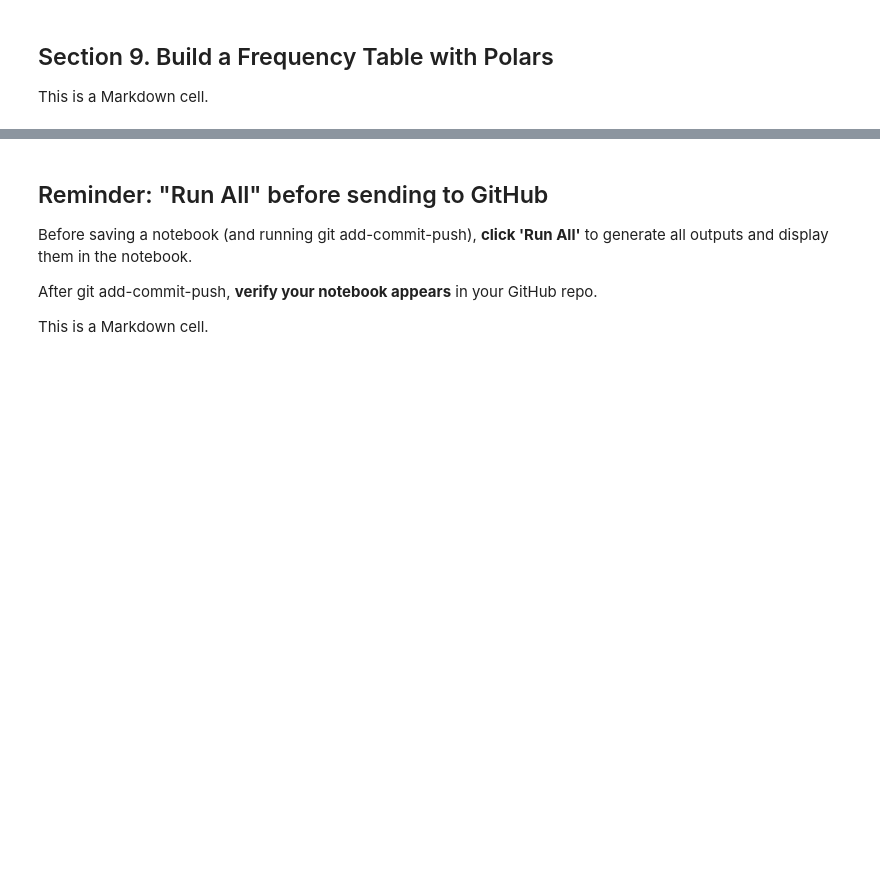
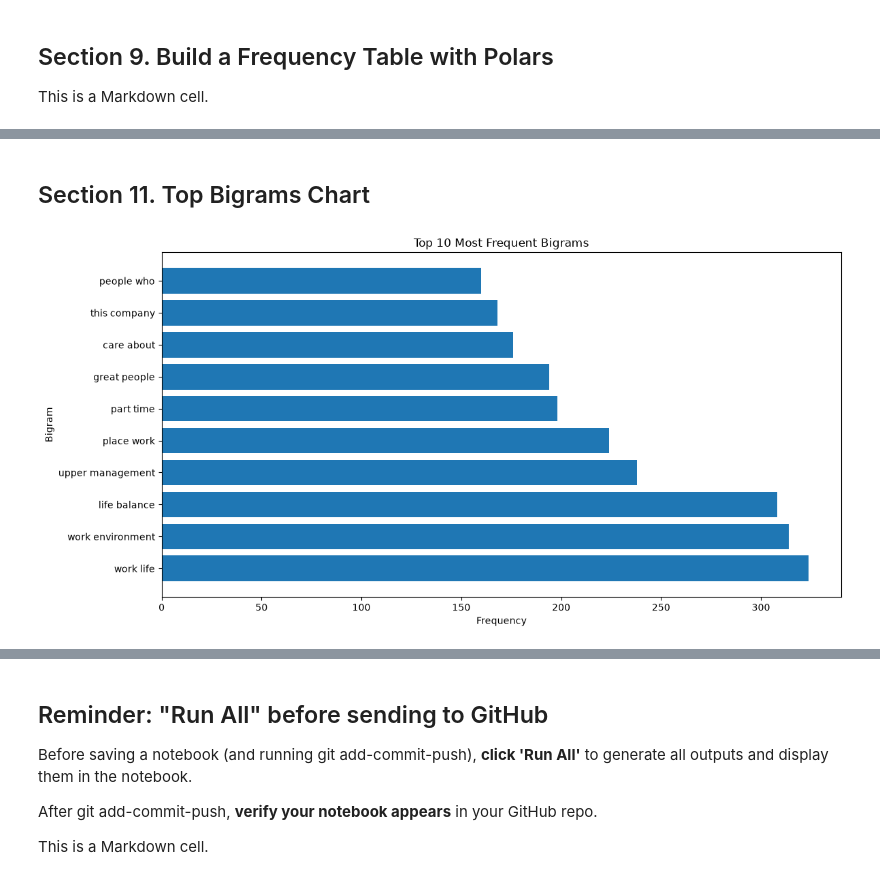
Before and after one commit to BJean-0905/nlp-02-text-preprocessing-custom, a Jupyter notebook: notebooks/text_preprocessing_Glassdoor.ipynb, the cells around one changed output, grey strips where cells are left out. Drawn from its saved outputs; the diff is of its cells as text; code cells hidden in the pictures; blank space fills up the shorter version.

```diff
--- a/notebooks/text_preprocessing_Glassdoor.ipynb
+++ b/notebooks/text_preprocessing_Glassdoor.ipynb
@@ -315,0 +336,18 @@ shape: (20, 2)
+# %%
+print(freq_df.head(20))
+bigrams = list(itertools.pairwise(clean_tokens))
+
+bigram_counter = Counter(bigrams)
+
+bigram_df = pl.DataFrame(
+    {
+        "bigram": [
+            f"{word1} {word2}"
+            for (word1, word2), count in bigram_counter.most_common(20)
+        ],
+        "count": [count for (pair, count) in bigram_counter.most_common(20)],
+    }
+)
+
+print("\nTop 20 Bigrams:")
+print(bigram_df)
@@ -316 +372,21 @@ shape: (20, 2)
+# %% [markdown]
+## Section 11. Top Bigrams Chart
+# %%
+top_bigram_df = bigram_df.head(10)
+
+plt.figure(figsize=(12, 6))
+
+plt.barh(
+    top_bigram_df["bigram"],
+    top_bigram_df["count"],
+)
+
+plt.title("Top 10 Most Frequent Bigrams")
+plt.xlabel("Frequency")
+plt.ylabel("Bigram")
+
+plt.tight_layout()
+plt.show()
+# %% [output]
+[figure, added]
 # %% [markdown]
```
Also changed, not shown: parts of 10 cells of this notebook, 7 other files.
